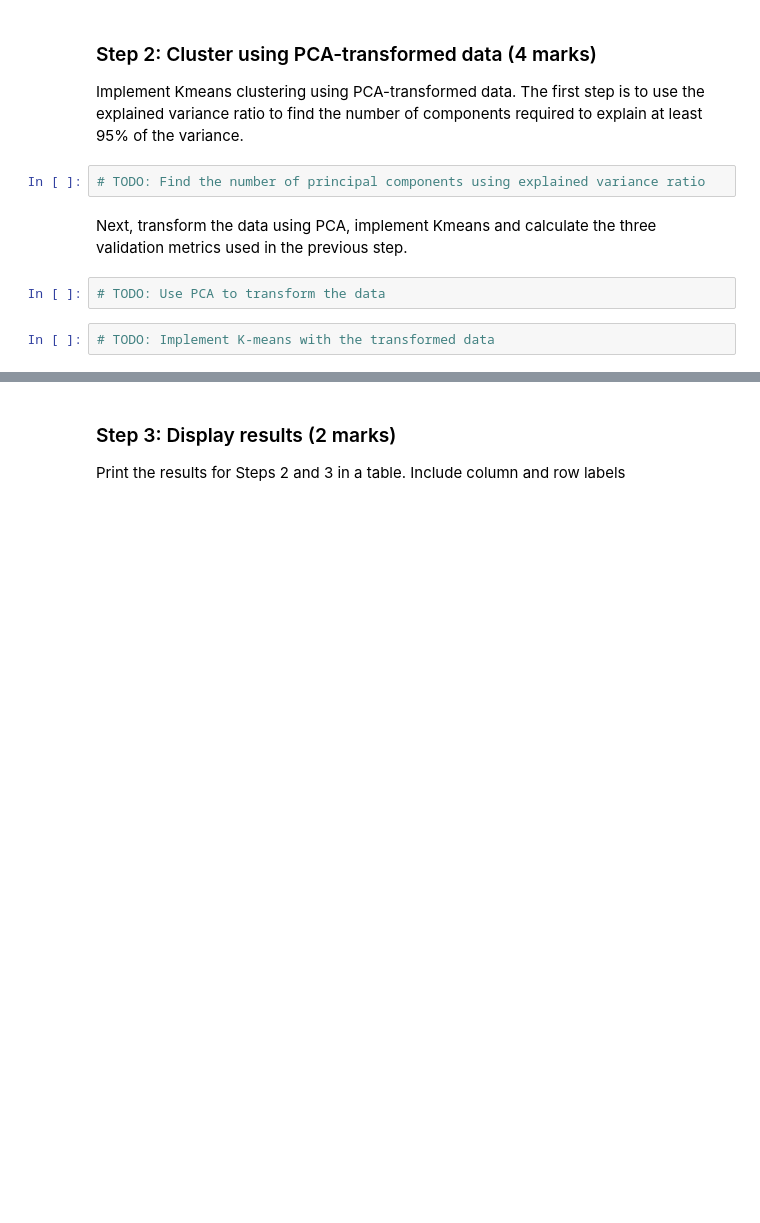
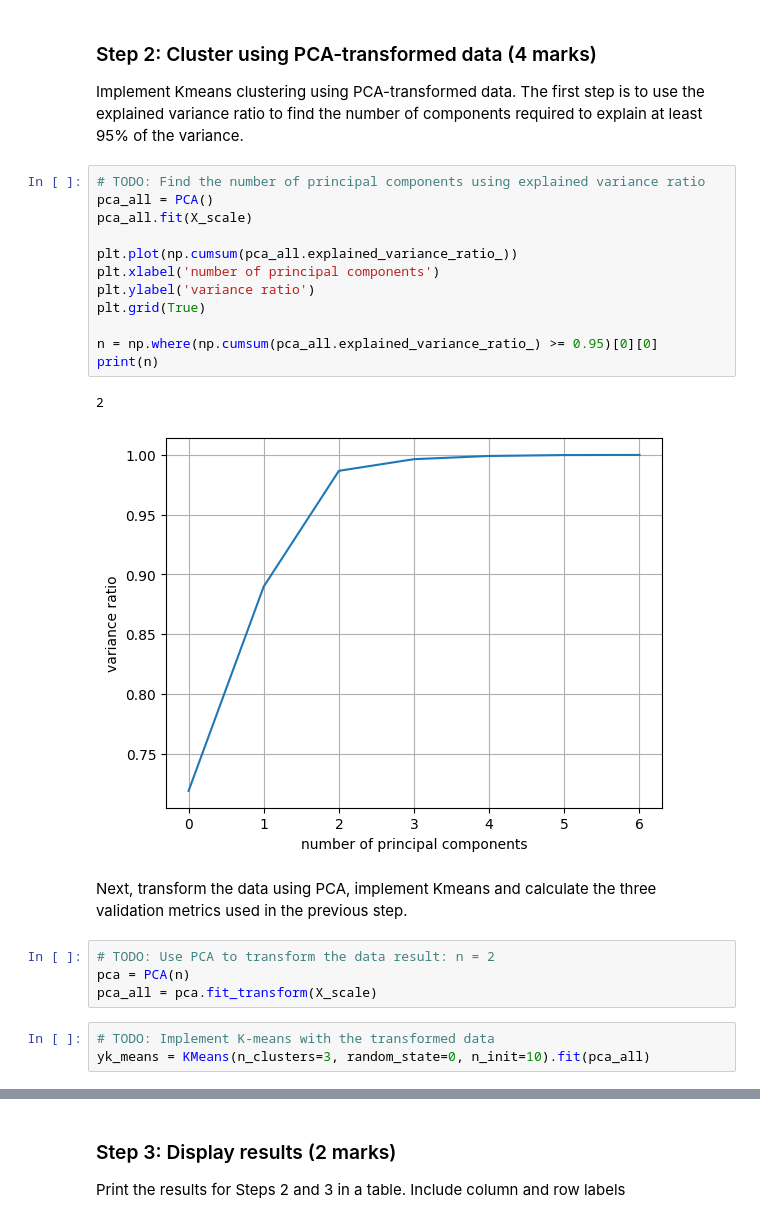
Before and after one commit to nicholasnikolov90/ENSF_611_Assignment5, a Jupyter notebook: Assignment 5.ipynb, the cells around one changed output, grey strips where cells are left out. Drawn from its saved outputs; the diff is of its cells as text; blank space fills up the shorter version.

```diff
--- a/Assignment 5.ipynb
+++ b/Assignment 5.ipynb
@@ -120,11 +310,27 @@ Plot the clustering results using PCA. Remember to color each data point based o
 Implement Kmeans clustering using PCA-transformed data. The first step is to use the explained variance ratio to find the number of components required to explain at least 95% of the variance.
 # %%
 # TODO: Find the number of principal components using explained variance ratio
+pca_all = PCA()
+pca_all.fit(X_scale)
+
+plt.plot(np.cumsum(pca_all.explained_variance_ratio_))
+plt.xlabel('number of principal components')
+plt.ylabel('variance ratio')
+plt.grid(True)
+
+n = np.where(np.cumsum(pca_all.explained_variance_ratio_) >= 0.95)[0][0]
+print(n)
+# %% [output]
+2
+[figure, added]
 # %% [markdown]
 Next, transform the data using PCA, implement Kmeans and calculate the three validation metrics used in the previous step.
 # %%
-# TODO: Use PCA to transform the data
+# TODO: Use PCA to transform the data result: n = 2
+pca = PCA(n)
+pca_all = pca.fit_transform(X_scale)
 # %%
 # TODO: Implement K-means with the transformed data
+yk_means = KMeans(n_clusters=3, random_state=0, n_init=10).fit(pca_all)
 # %%
 # TODO: Calculate the three different validation metrics
```
Also changed, not shown: parts of 22 cells of this notebook, 2 other files.
